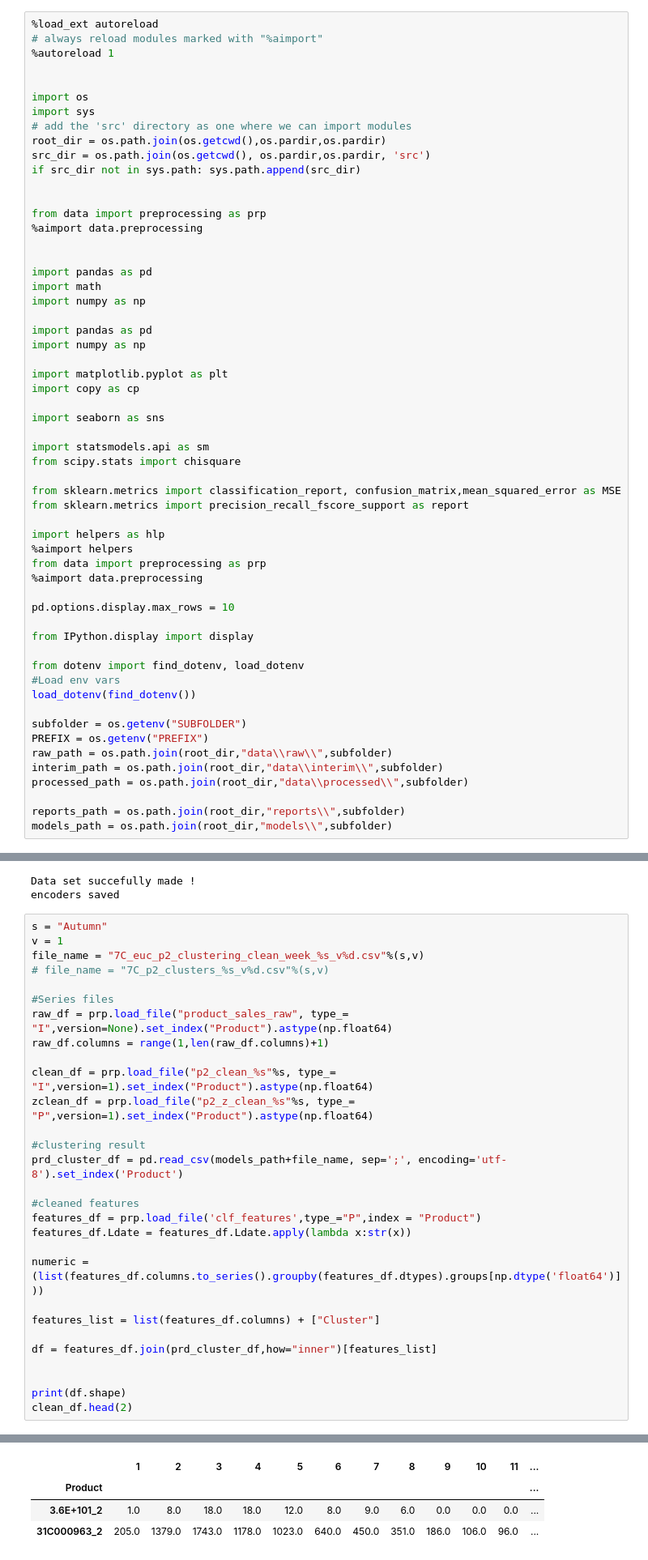
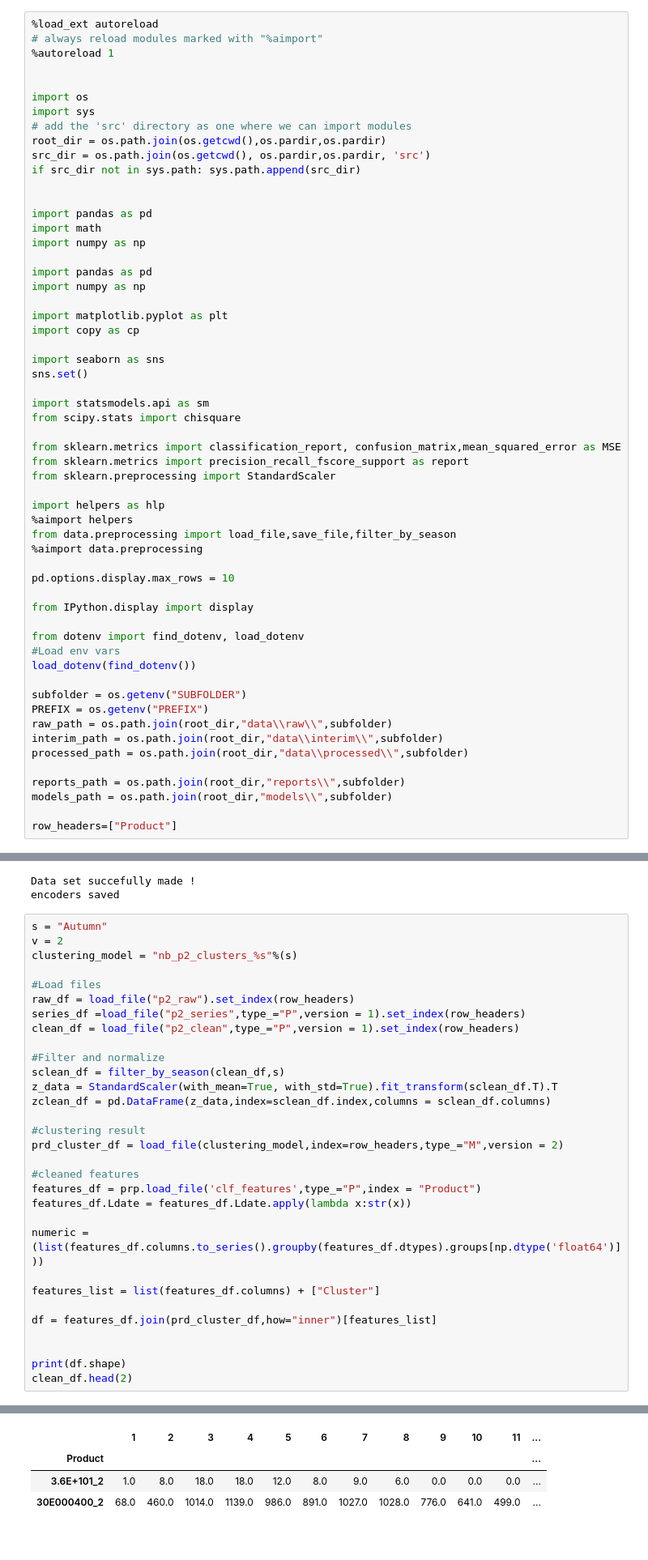
Before and after one commit to imad24/pc_clustering, a Jupyter notebook: notebooks/Cerf7/0.6-imad-predict-NPI-quantities.ipynb, the cells around one changed output, grey strips where cells are left out. Shown at 81% size. Saved outputs shown, nothing was run; the diff lists cells and outputs as text.

```diff
--- a/notebooks/Cerf7/0.6-imad-predict-NPI-quantities.ipynb
+++ b/notebooks/Cerf7/0.6-imad-predict-NPI-quantities.ipynb
@@ -14,10 +14,6 @@ src_dir = os.path.join(os.getcwd(), os.pardir,os.pardir, 'src')
 if src_dir not in sys.path: sys.path.append(src_dir)
 
 
-from data import preprocessing as prp
-%aimport data.preprocessing
-
-
 import pandas as pd
 import math
 import numpy as np
@@ -29,16 +25,18 @@ import matplotlib.pyplot as plt
 import copy as cp
 
 import seaborn as sns
+sns.set()
 
 import statsmodels.api as sm
 from scipy.stats import chisquare
 
 from sklearn.metrics import classification_report, confusion_matrix,mean_squared_error as MSE
 from sklearn.metrics import precision_recall_fscore_support as report
+from sklearn.preprocessing import StandardScaler
 
 import helpers as hlp
 %aimport helpers
-from data import preprocessing as prp
+from data.preprocessing import load_file,save_file,filter_by_season
 %aimport data.preprocessing
 
 pd.options.display.max_rows = 10
@@ -57,6 +55,8 @@ processed_path = os.path.join(root_dir,"data\\processed\\",subfolder)
 
 reports_path = os.path.join(root_dir,"reports\\",subfolder)
 models_path = os.path.join(root_dir,"models\\",subfolder)
+
+row_headers=["Product"]
 # %% [output]
 The autoreload extension is already loaded. To reload it, use:
   %reload_ext autoreload
@@ -69,39 +69,41 @@ Data set succefully made !
 encoders saved
 # %%
 s = "Autumn"
-v = 1
-file_name = "7C_euc_p2_clustering_clean_week_%s_v%d.csv"%(s,v)
-# file_name = "7C_p2_clusters_%s_v%d.csv"%(s,v)
+v = 2
+clustering_model = "nb_p2_clusters_%s"%(s)
 
-#Series files
-raw_df = prp.load_file("product_sales_raw", type_= "I",version=None).set_index("Product").astype(np.float64)
-raw_df.columns = range(1,len(raw_df.columns)+1)
+#Load files
+raw_df = load_file("p2_raw").set_index(row_headers)
+series_df =load_file("p2_series",type_="P",version = 1).set_index(row_headers)
+clean_df = load_file("p2_clean",type_="P",version = 1).set_index(row_headers)
 
-clean_df = prp.load_file("p2_clean_%s"%s, type_= "I",version=1).set_index("Product").astype(np.float64)
-zclean_df = prp.load_file("p2_z_clean_%s"%s, type_= "P",version=1).set_index("Product").astype(np.float64)
+#Filter and normalize
+sclean_df = filter_by_season(clean_df,s)
+z_data = StandardScaler(with_mean=True, with_std=True).fit_transform(sclean_df.T).T
+zclean_df = pd.DataFrame(z_data,index=sclean_df.index,columns = sclean_df.columns)
 
 #clustering result
-prd_cluster_df = pd.read_csv(models_path+file_name, sep=';', encoding='utf-8').set_index('Product')
+prd_cluster_df = load_file(clustering_model,index=row_headers,type_="M",version = 2)
 
 #cleaned features
 features_df = prp.load_file('clf_features',type_="P",index = "Product")
 features_df.Ldate = features_df.Ldate.apply(lambda x:str(x))
 
 numeric = (list(features_df.columns.to_series().groupby(features_df.dtypes).groups[np.dtype('float64')]))
 
 features_list = list(features_df.columns) + ["Cluster"]
 
 df = features_df.join(prd_cluster_df,how="inner")[features_list]
 
 
 print(df.shape)
 clean_df.head(2)
 # %% [output]
 (1046, 12)
 |  | 1 | 2 | 3 | 4 | 5 | 6 | 7 | 8 | 9 | 10 | 11 | ... |
 | Product |  |  |  |  |  |  |  |  |  |  |  | ... |
 | 3.6E+101_2 | 1.0 | 8.0 | 18.0 | 18.0 | 12.0 | 8.0 | 9.0 | 6.0 | 0.0 | 0.0 | 0.0 | ... |
-| 31C000963_2 | 205.0 | 1379.0 | 1743.0 | 1178.0 | 1023.0 | 640.0 | 450.0 | 351.0 | 186.0 | 106.0 | 96.0 | ... |
+| 30E000400_2 | 68.0 | 460.0 | 1014.0 | 1139.0 | 986.0 | 891.0 | 1027.0 | 1028.0 | 776.0 | 641.0 | 499.0 | ... |
 # %% [markdown]
 ## Classification Models
 # %%
```
Also changed, not shown: parts of 10 cells of this notebook, 45 other files.
